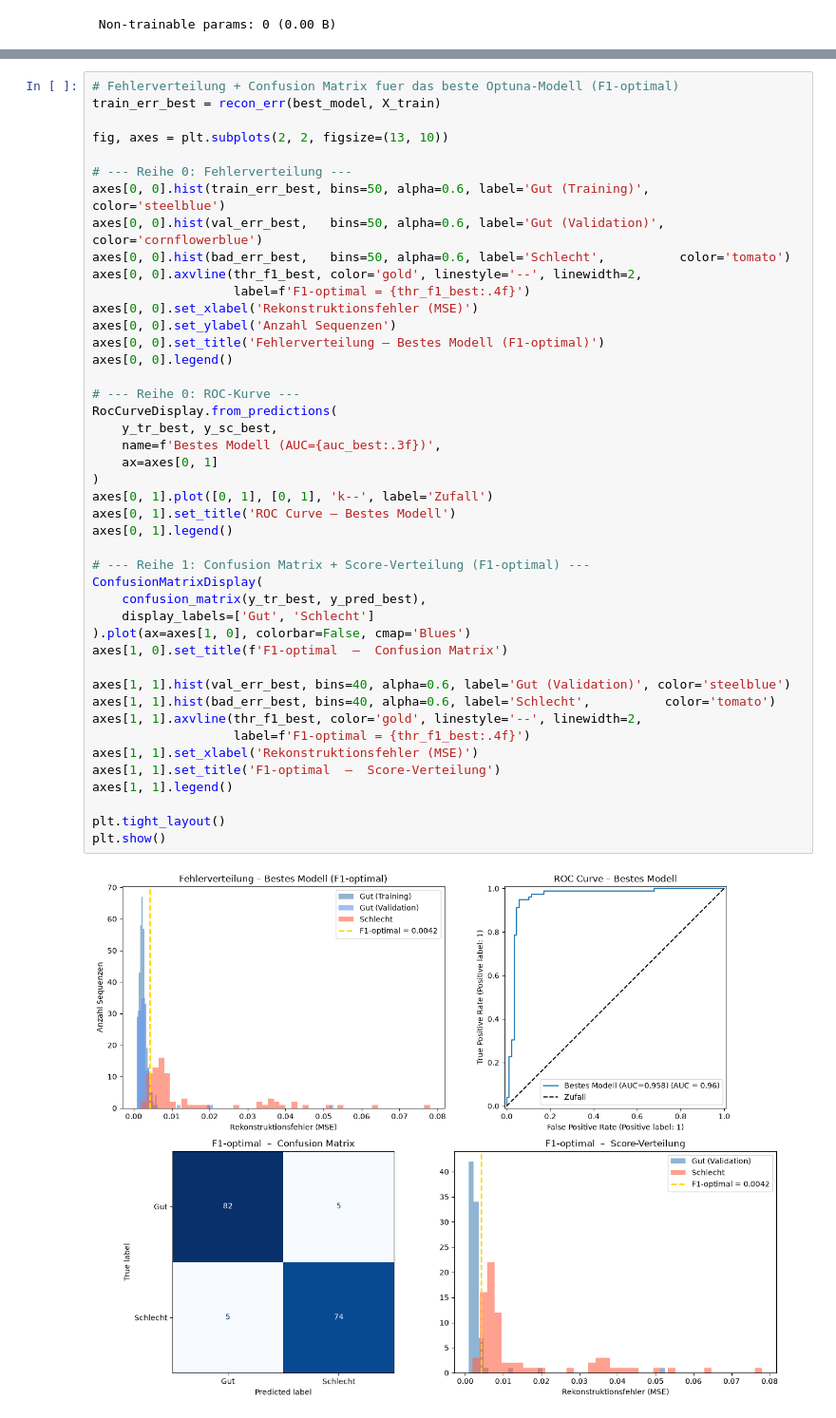
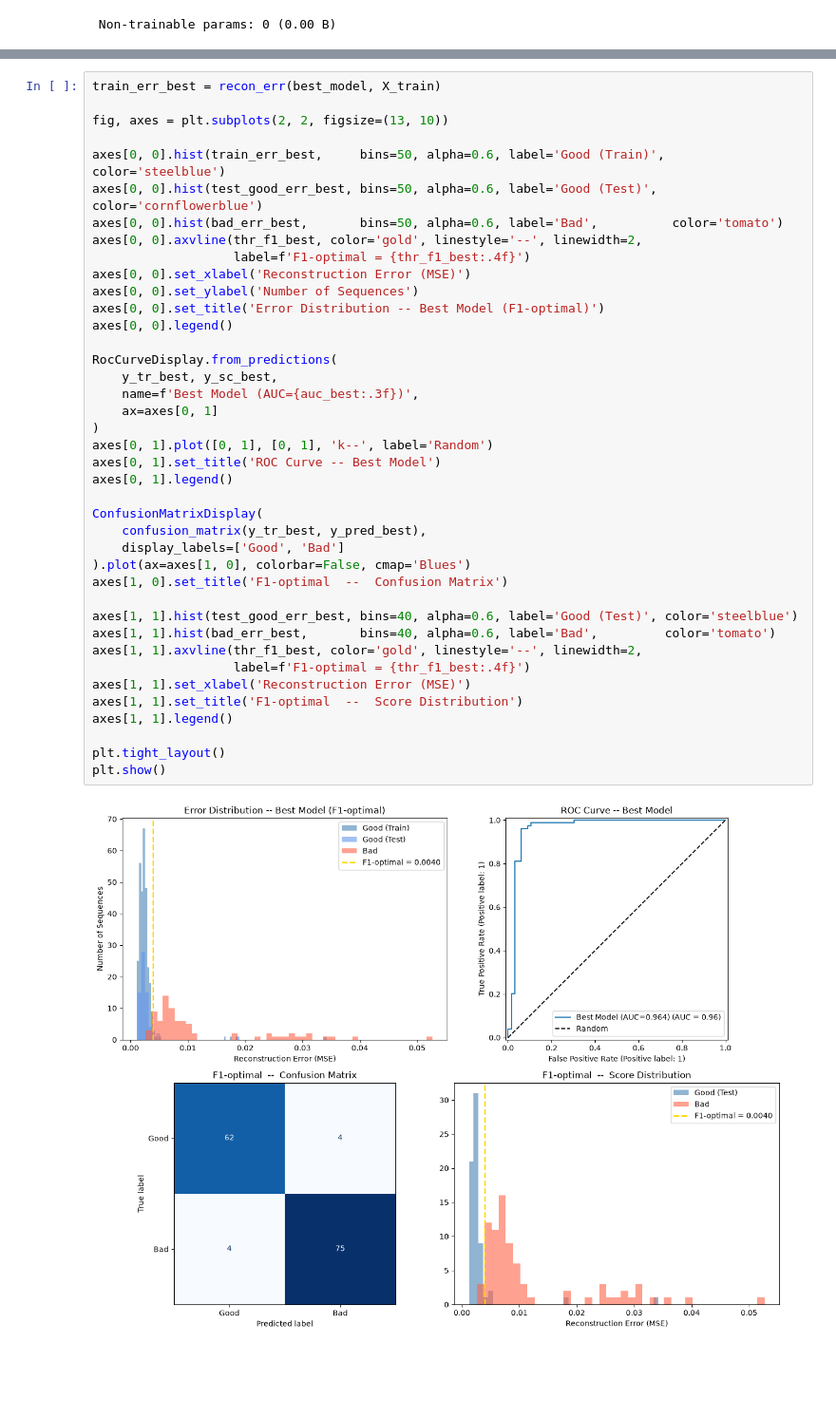
Before and after one commit to clarabri/ML-project, a Jupyter notebook: 3_Model/LSTM Autoencoder.ipynb, the cells around one changed output, grey strips where cells are left out. Shown at 95% size. Cells and saved outputs as stored; diff of their text form; blank space fills up the shorter version.

```diff
--- a/3_Model/LSTM Autoencoder.ipynb
+++ b/3_Model/LSTM Autoencoder.ipynb
@@ -681,47 +674,43 @@ Epoch 5/50
 ============================================================
 # %%
-# Fehlerverteilung + Confusion Matrix fuer das beste Optuna-Modell (F1-optimal)
 train_err_best = recon_err(best_model, X_train)
 
 fig, axes = plt.subplots(2, 2, figsize=(13, 10))
 
-# --- Reihe 0: Fehlerverteilung ---
-axes[0, 0].hist(train_err_best, bins=50, alpha=0.6, label='Gut (Training)',   color='steelblue')
-axes[0, 0].hist(val_err_best,   bins=50, alpha=0.6, label='Gut (Validation)', color='cornflowerblue')
-axes[0, 0].hist(bad_err_best,   bins=50, alpha=0.6, label='Schlecht',          color='tomato')
+axes[0, 0].hist(train_err_best,     bins=50, alpha=0.6, label='Good (Train)', color='steelblue')
+axes[0, 0].hist(test_good_err_best, bins=50, alpha=0.6, label='Good (Test)',  color='cornflowerblue')
+axes[0, 0].hist(bad_err_best,       bins=50, alpha=0.6, label='Bad',          color='tomato')
 axes[0, 0].axvline(thr_f1_best, color='gold', linestyle='--', linewidth=2,
                    label=f'F1-optimal = {thr_f1_best:.4f}')
-axes[0, 0].set_xlabel('Rekonstruktionsfehler (MSE)')
-axes[0, 0].set_ylabel('Anzahl Sequenzen')
-axes[0, 0].set_title('Fehlerverteilung – Bestes Modell (F1-optimal)')
+axes[0, 0].set_xlabel('Reconstruction Error (MSE)')
+axes[0, 0].set_ylabel('Number of Sequences')
+axes[0, 0].set_title('Error Distribution -- Best Model (F1-optimal)')
 axes[0, 0].legend()
 
-# --- Reihe 0: ROC-Kurve ---
 RocCurveDisplay.from_predictions(
     y_tr_best, y_sc_best,
-    name=f'Bestes Modell (AUC={auc_best:.3f})',
+    name=f'Best Model (AUC={auc_best:.3f})',
     ax=axes[0, 1]
 )
-axes[0, 1].plot([0, 1], [0, 1], 'k--', label='Zufall')
-axes[0, 1].set_title('ROC Curve – Bestes Modell')
+axes[0, 1].plot([0, 1], [0, 1], 'k--', label='Random')
+axes[0, 1].set_title('ROC Curve -- Best Model')
 axes[0, 1].legend()
 
-# --- Reihe 1: Confusion Matrix + Score-Verteilung (F1-optimal) ---
 ConfusionMatrixDisplay(
     confusion_matrix(y_tr_best, y_pred_best),
-    display_labels=['Gut', 'Schlecht']
+    display_labels=['Good', 'Bad']
 ).plot(ax=axes[1, 0], colorbar=False, cmap='Blues')
-axes[1, 0].set_title(f'F1-optimal  –  Confusion Matrix')
+axes[1, 0].set_title('F1-optimal  --  Confusion Matrix')
 
-axes[1, 1].hist(val_err_best, bins=40, alpha=0.6, label='Gut (Validation)', color='steelblue')
-axes[1, 1].hist(bad_err_best, bins=40, alpha=0.6, label='Schlecht',          color='tomato')
+axes[1, 1].hist(test_good_err_best, bins=40, alpha=0.6, label='Good (Test)', color='steelblue')
+axes[1, 1].hist(bad_err_best,       bins=40, alpha=0.6, label='Bad',         color='tomato')
 axes[1, 1].axvline(thr_f1_best, color='gold', linestyle='--', linewidth=2,
                    label=f'F1-optimal = {thr_f1_best:.4f}')
-axes[1, 1].set_xlabel('Rekonstruktionsfehler (MSE)')
-axes[1, 1].set_title('F1-optimal  –  Score-Verteilung')
+axes[1, 1].set_xlabel('Reconstruction Error (MSE)')
+axes[1, 1].set_title('F1-optimal  --  Score Distribution')
 axes[1, 1].legend()
 
 plt.tight_layout()
 plt.show()
 # %% [output]
-[figure, old version]
+[figure, new version]
```
Also changed, not shown: parts of 27 cells of this notebook, 3 other files.
